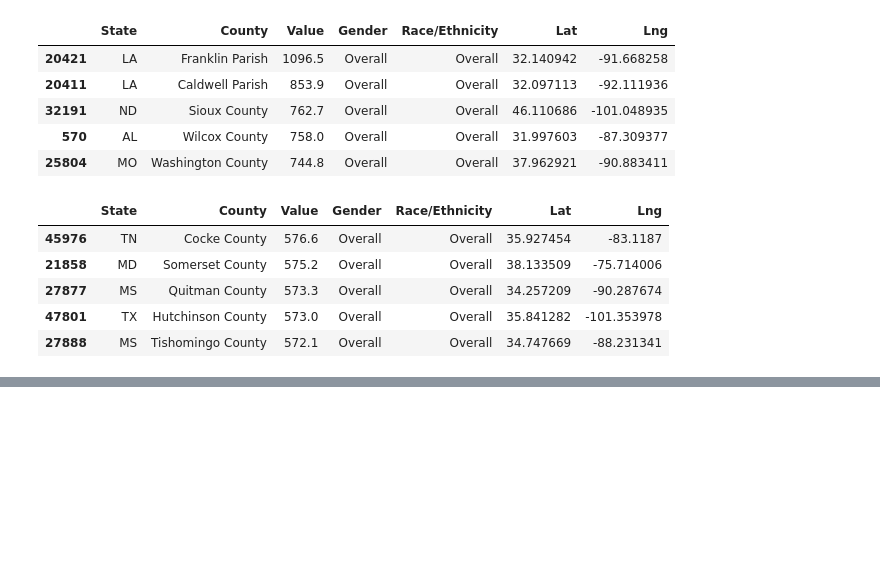
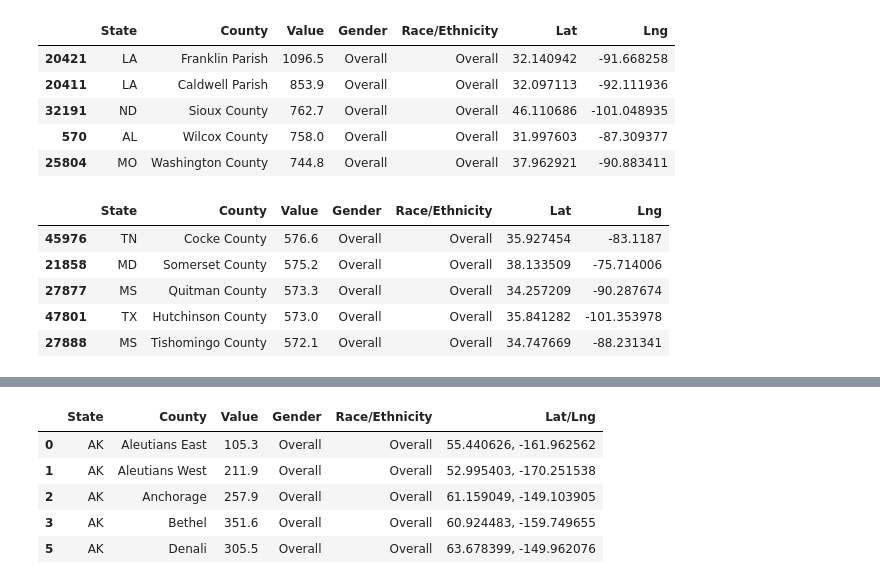
Before and after one commit to petersmyers/Project1, a Jupyter notebook: Clean_Data.ipynb, the cells around one changed output, grey strips where cells are left out. Saved outputs shown, nothing was run; the diff lists cells and outputs as text; code cells hidden in the pictures; blank space fills up the shorter version.

```diff
--- a/Clean_Data.ipynb
+++ b/Clean_Data.ipynb
@@ -322,2 +296,19 @@ census_pd.head()
 # %%
 census_pd.to_csv("cleanedCensus.csv")
+# %%
+# Creating DataFrame with correct google Lat/Lat format
+google_Latlng = df
+split = google_Latlng["LatLng"].str.split("(", n = 1, expand = True)
+split = split[1].str.split(")", n = 1, expand = True)
+google_Latlng["Lat/Lng"]= split[0]
+
+# Dropping old columns
+google_Latlng.drop(columns =["LatLng"], inplace = True)
+google_Latlng.head()
+# %% [output]
+|  | State | County | Value | Gender | Race/Ethnicity | Lat/Lng |
+| 0 | AK | Aleutians East | 105.3 | Overall | Overall | 55.440626, -161.962562 |
+| 1 | AK | Aleutians West | 211.9 | Overall | Overall | 52.995403, -170.251538 |
+| 2 | AK | Anchorage | 257.9 | Overall | Overall | 61.159049, -149.103905 |
+| 3 | AK | Bethel | 351.6 | Overall | Overall | 60.924483, -159.749655 |
+| 5 | AK | Denali | 305.5 | Overall | Overall | 63.678399, -149.962076 |
```
Also changed, not shown: parts of 14 cells of this notebook, 1 other file.
